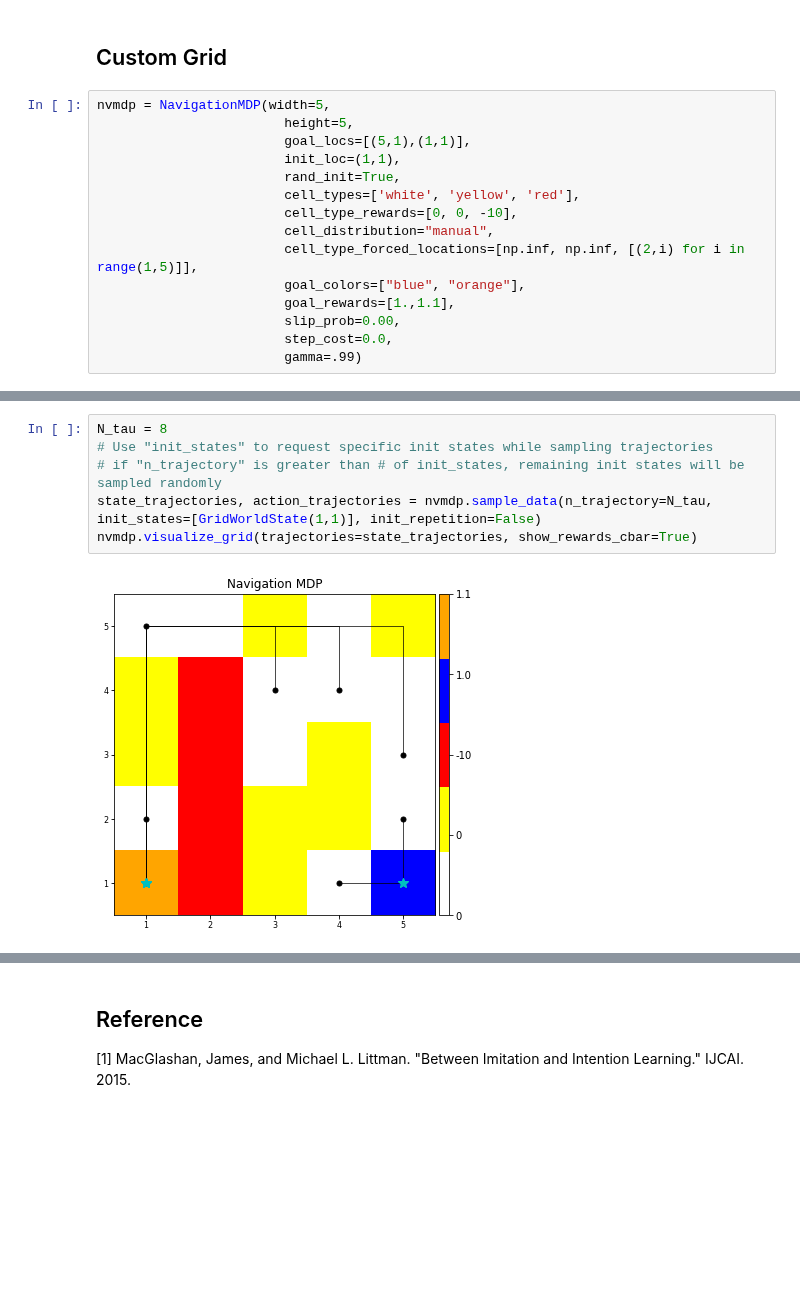
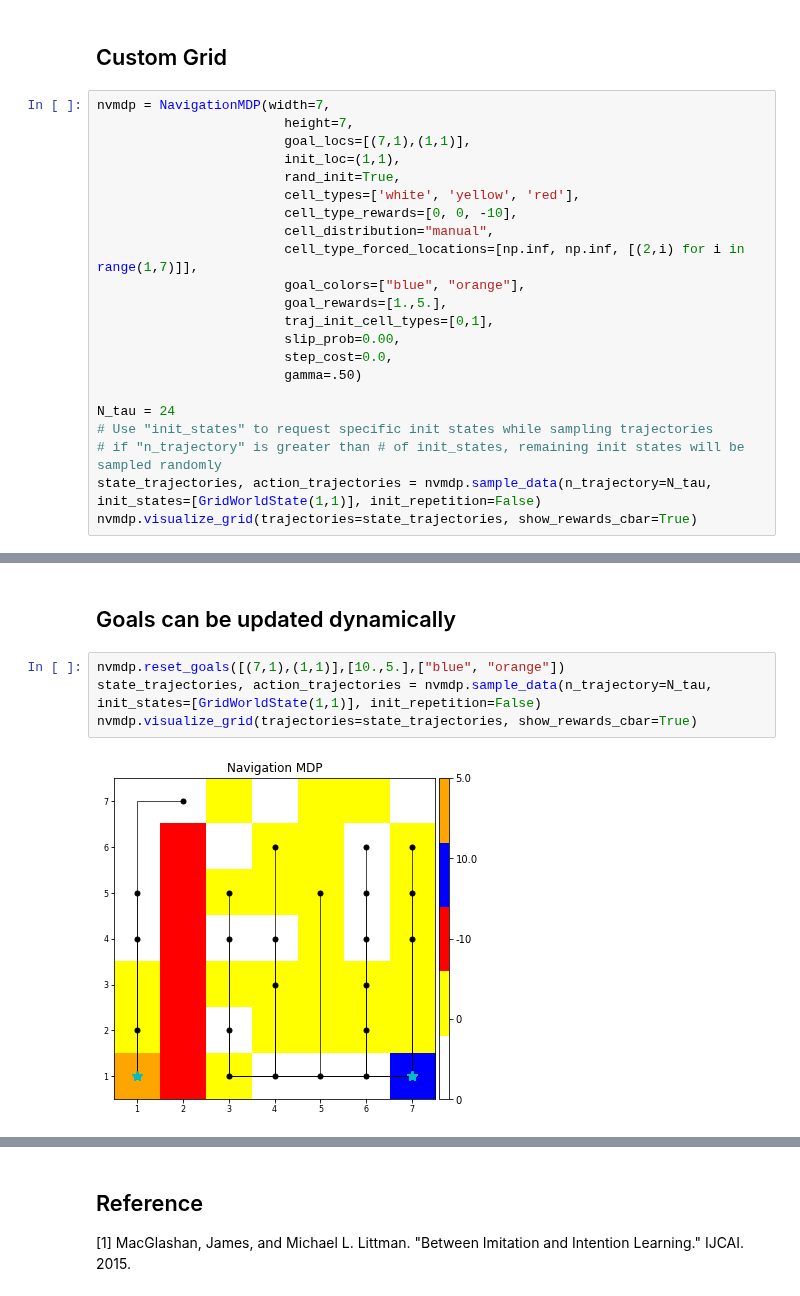
Before and after one commit to david-abel/simple_rl, a Jupyter notebook: simple_rl/tasks/navigation/Usage_NavigationMDP.ipynb, the cells around one changed output, grey strips where cells are left out. Drawn from its saved outputs; the diff is of its cells as text; blank space fills up the shorter version.

Commit message:
supports dynamic goal assignment

```diff
--- a/simple_rl/tasks/navigation/Usage_NavigationMDP.ipynb
+++ b/simple_rl/tasks/navigation/Usage_NavigationMDP.ipynb
@@ -202,17 +206,24 @@ mdp_multiple_goals.visualize_grid(trajectories=state_trajectories, show_rewards_
 # %% [markdown]
 ## Custom Grid
 # %%
-nvmdp = NavigationMDP(width=5,
-                        height=5,
-                        goal_locs=[(5,1),(1,1)],
+nvmdp = NavigationMDP(width=7,
+                        height=7,
+                        goal_locs=[(7,1),(1,1)],
                         init_loc=(1,1),
                         rand_init=True,
                         cell_types=['white', 'yellow', 'red'],
                         cell_type_rewards=[0, 0, -10],
                         cell_distribution="manual",
-                        cell_type_forced_locations=[np.inf, np.inf, [(2,i) for i in range(1,5)]],
+                        cell_type_forced_locations=[np.inf, np.inf, [(2,i) for i in range(1,7)]],
                         goal_colors=["blue", "orange"],
-                        goal_rewards=[1.,1.1],
+                        goal_rewards=[1.,5.],
+                        traj_init_cell_types=[0,1],
                         slip_prob=0.00,
                         step_cost=0.0,
-                        gamma=.99)
+                        gamma=.50)
+
+N_tau = 24
+# Use "init_states" to request specific init states while sampling trajectories
+# if "n_trajectory" is greater than # of init_states, remaining init states will be sampled randomly
+state_trajectories, action_trajectories = nvmdp.sample_data(n_trajectory=N_tau, init_states=[GridWorldState(1,1)], init_repetition=False)
+nvmdp.visualize_grid(trajectories=state_trajectories, show_rewards_cbar=True)
@@ -219,8 +232,8 @@ nvmdp = NavigationMDP(width=5,
+# %% [markdown]
+## Goals can be updated dynamically
 # %%
-N_tau = 8
-# Use "init_states" to request specific init states while sampling trajectories
-# if "n_trajectory" is greater than # of init_states, remaining init states will be sampled randomly
+nvmdp.reset_goals([(7,1),(1,1)],[10.,5.],["blue", "orange"])
 state_trajectories, action_trajectories = nvmdp.sample_data(n_trajectory=N_tau, init_states=[GridWorldState(1,1)], init_repetition=False)
 nvmdp.visualize_grid(trajectories=state_trajectories, show_rewards_cbar=True)
 # %% [output]
-[figure, old version]
+[figure, new version]
```
Also changed, not shown: parts of 11 cells of this notebook, 1 other file.
